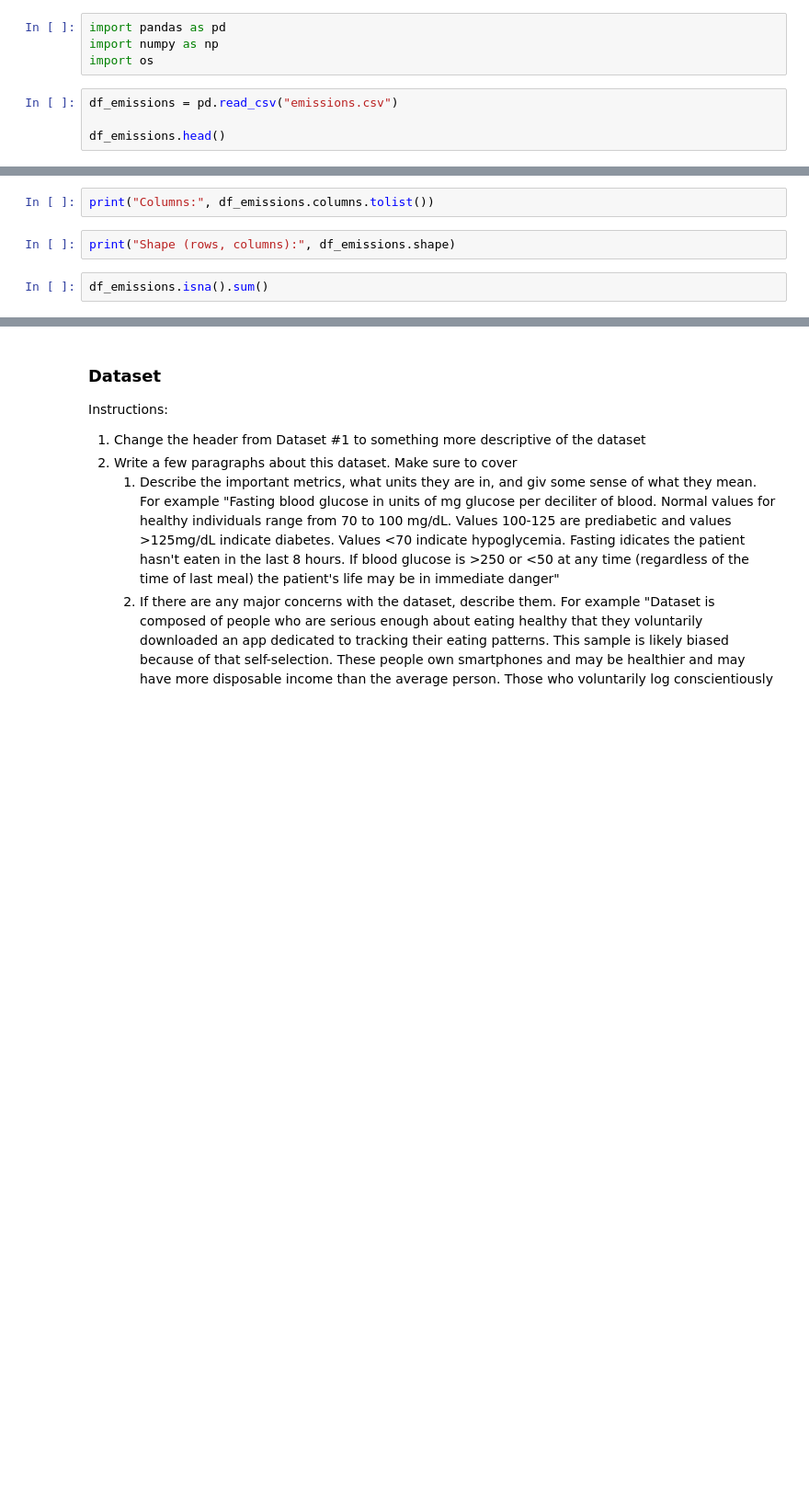
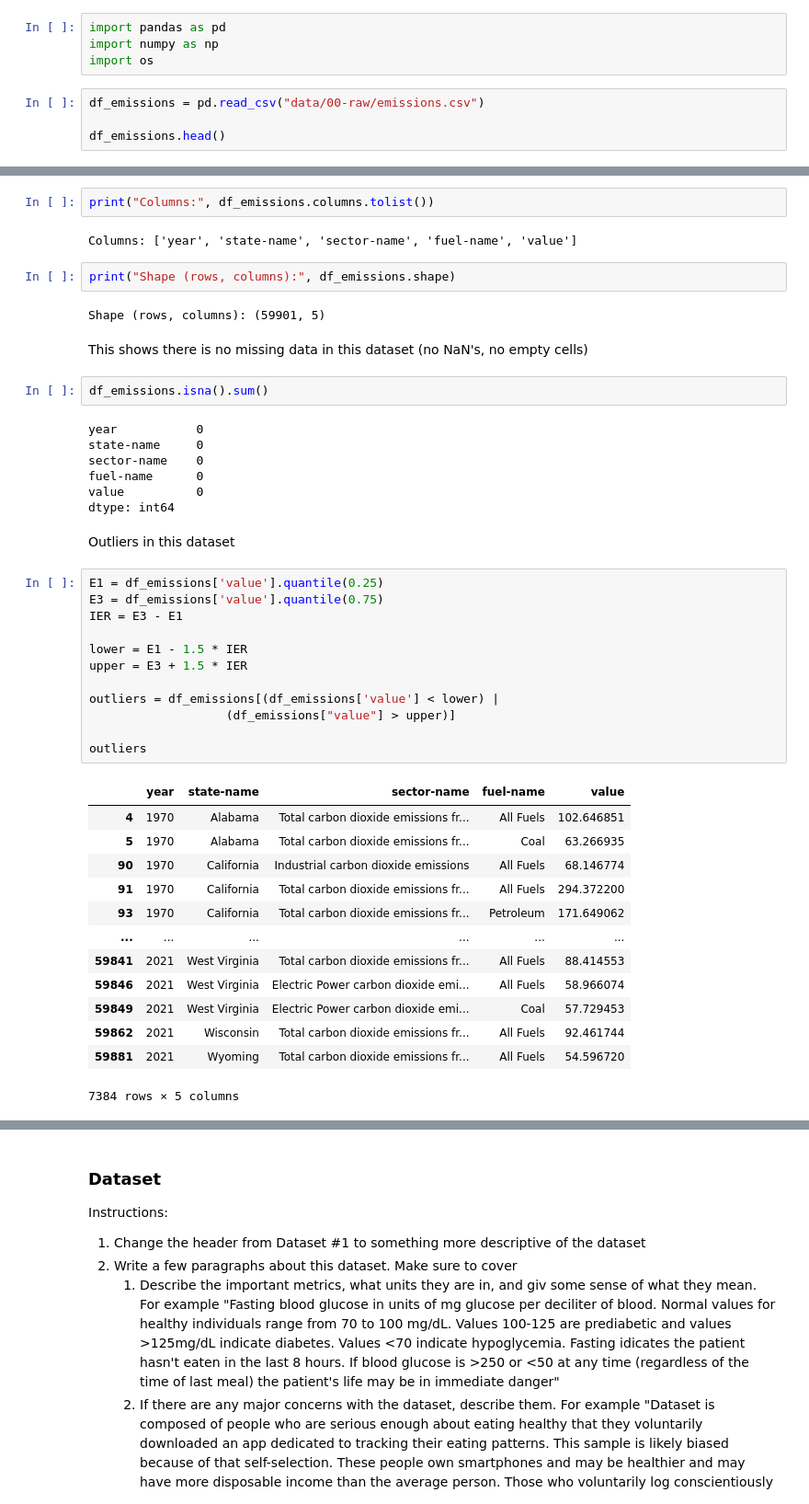
Before and after one commit to COGS108/Group147_WI26, a Jupyter notebook: 01-DataCheckpoint.ipynb, the cells around one changed output, grey strips where cells are left out. Shown at 92% size. Saved outputs shown, nothing was run; the diff lists cells and outputs as text; blank space fills up the shorter version.

```diff
--- a/01-DataCheckpoint.ipynb
+++ b/01-DataCheckpoint.ipynb
@@ -528,6 +507,6 @@ import pandas as pd
 import numpy as np
 import os
 # %%
-df_emissions = pd.read_csv("emissions.csv")
+df_emissions = pd.read_csv("data/00-raw/emissions.csv")
 
 df_emissions.head()
@@ -534,6 +535,47 @@ df_emissions.head()
 # %%
 print("Columns:", df_emissions.columns.tolist())
+# %% [output]
+Columns: ['year', 'state-name', 'sector-name', 'fuel-name', 'value']
 # %%
 print("Shape (rows, columns):", df_emissions.shape)
+# %% [output]
+Shape (rows, columns): (59901, 5)
+# %% [markdown]
+This shows there is no missing data in this dataset (no NaN's, no empty cells)
 # %%
 df_emissions.isna().sum()
+# %% [output]
+year           0
+state-name     0
+sector-name    0
+fuel-name      0
+value          0
+dtype: int64
+# %% [markdown]
+Outliers in this dataset
+# %%
+E1 = df_emissions['value'].quantile(0.25)
+E3 = df_emissions['value'].quantile(0.75)
+IER = E3 - E1
+
+lower = E1 - 1.5 * IER
+upper = E3 + 1.5 * IER
+
+outliers = df_emissions[(df_emissions['value'] < lower) |
+                   (df_emissions["value"] > upper)]
+
+outliers
+# %% [output]
+|  | year | state-name | sector-name | fuel-name | value |
+| 4 | 1970 | Alabama | Total carbon dioxide emissions fr... | All Fuels | 102.646851 |
+| 5 | 1970 | Alabama | Total carbon dioxide emissions fr... | Coal | 63.266935 |
+| 90 | 1970 | California | Industrial carbon dioxide emissions | All Fuels | 68.146774 |
+| 91 | 1970 | California | Total carbon dioxide emissions fr... | All Fuels | 294.372200 |
+| 93 | 1970 | California | Total carbon dioxide emissions fr... | Petroleum | 171.649062 |
+| ... | ... | ... | ... | ... | ... |
+| 59841 | 2021 | West Virginia | Total carbon dioxide emissions fr... | All Fuels | 88.414553 |
+| 59846 | 2021 | West Virginia | Electric Power carbon dioxide emi... | All Fuels | 58.966074 |
+| 59849 | 2021 | West Virginia | Electric Power carbon dioxide emi... | Coal | 57.729453 |
+| 59862 | 2021 | Wisconsin | Total carbon dioxide emissions fr... | All Fuels | 92.461744 |
+| 59881 | 2021 | Wyoming | Total carbon dioxide emissions fr... | All Fuels | 54.596720 |
+7384 rows × 5 columns
```
Also changed, not shown: parts of 9 cells of this notebook.
